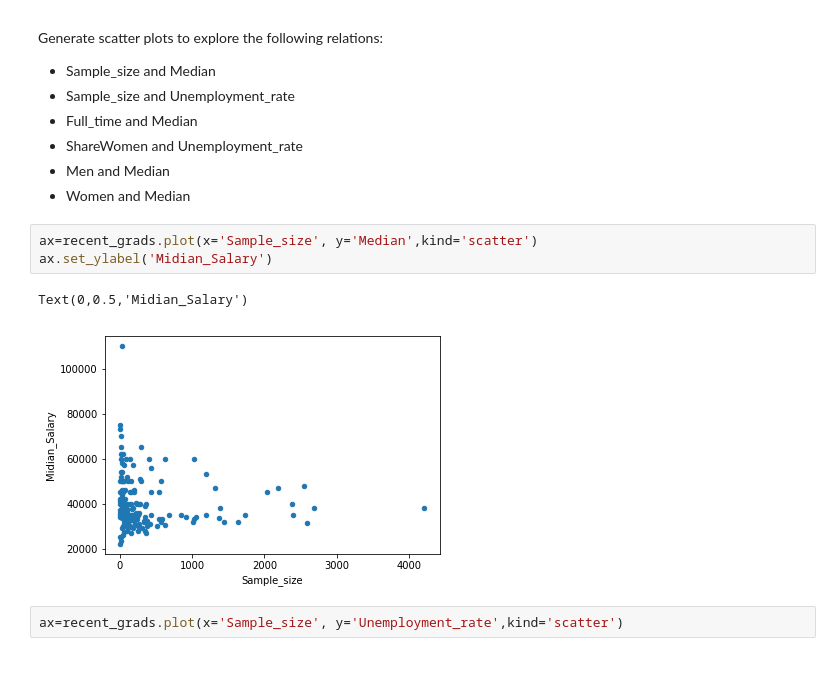
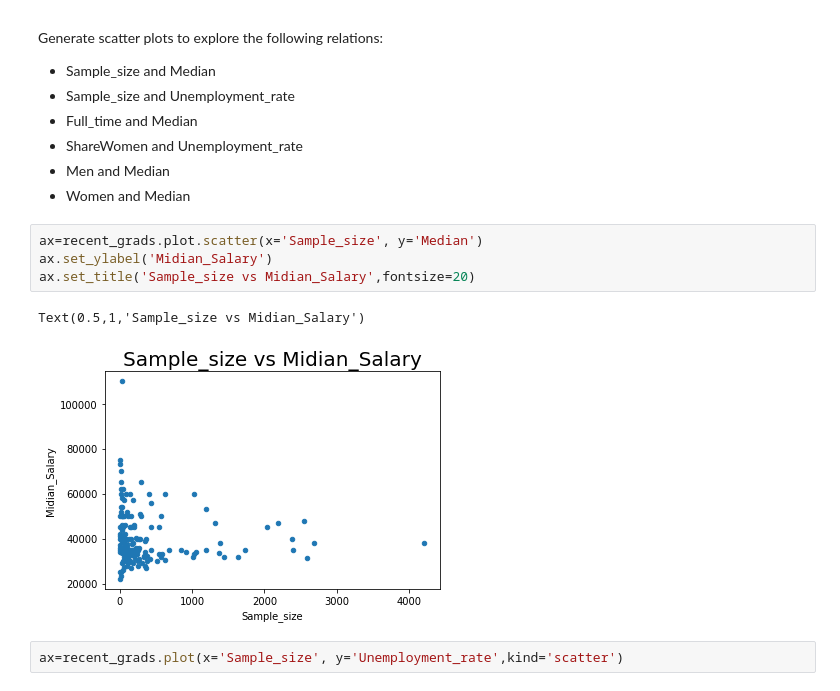
Before and after one commit to joshhmzhang/Practice-pamdas-plot---Visualizing-Earnings-Based-On-College-Majors, a Jupyter notebook: Basics.ipynb, the cells around one changed output. Cells and saved outputs as stored; diff of their text form.

```diff
--- a/Basics.ipynb
+++ b/Basics.ipynb
@@ -36,11 +37,12 @@ Generate scatter plots to explore the following relations:
 * Men and Median
 * Women and Median
 # %%
-ax=recent_grads.plot(x='Sample_size', y='Median',kind='scatter')
+ax=recent_grads.plot.scatter(x='Sample_size', y='Median')
 ax.set_ylabel('Midian_Salary')
+ax.set_title('Sample_size vs Midian_Salary',fontsize=20)
 # %% [output]
-Text(0,0.5,'Midian_Salary')
+Text(0.5,1,'Sample_size vs Midian_Salary')
-[figure, old version]
+[figure, new version]
 # %%
 ax=recent_grads.plot(x='Sample_size', y='Unemployment_rate',kind='scatter')
 # %% [output]
```
Also changed, not shown: parts of 10 cells of this notebook.
